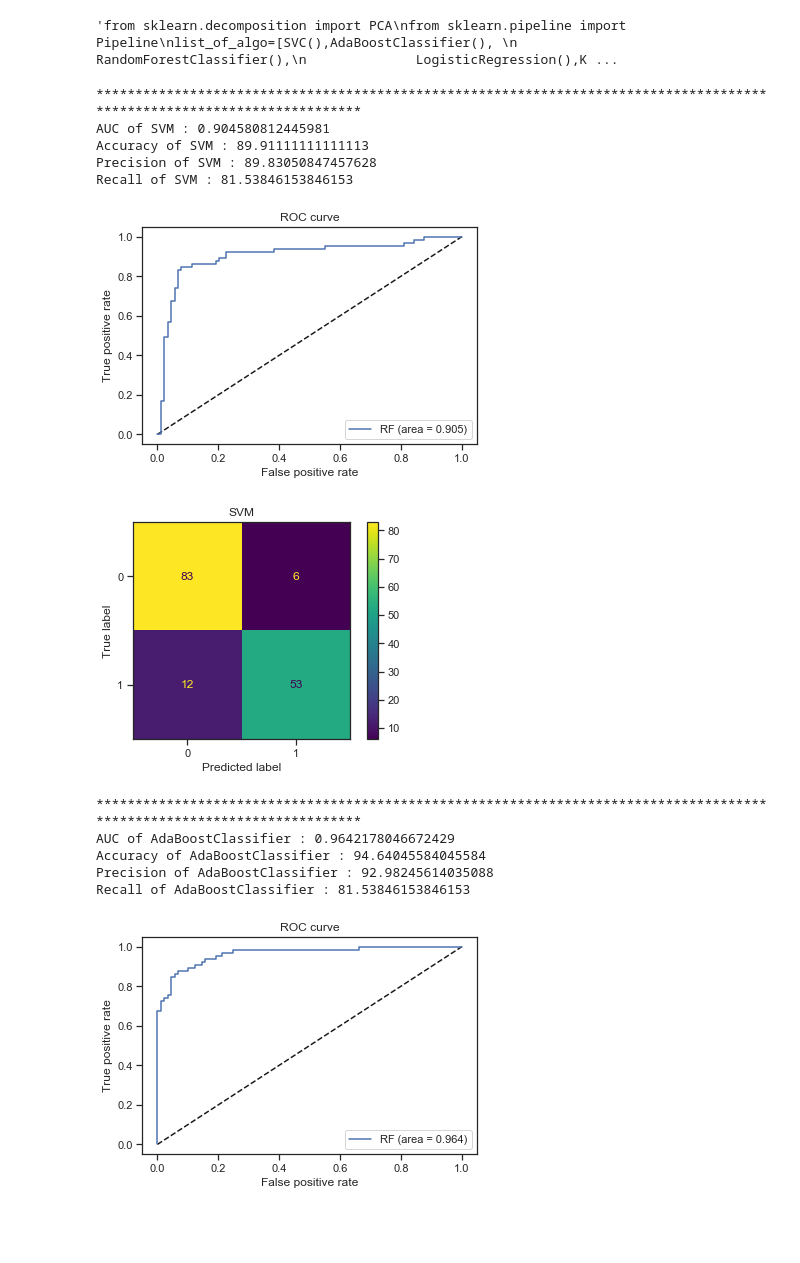
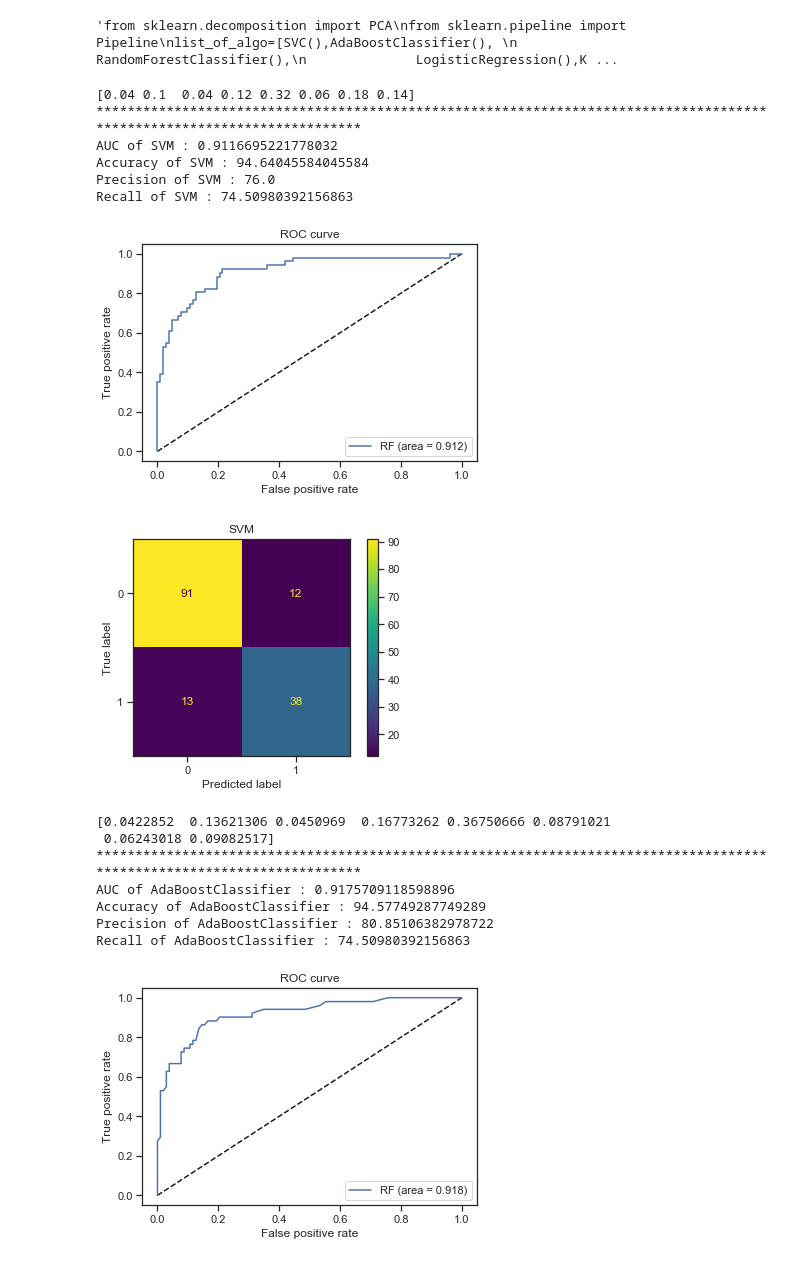
Before and after one commit to mayurraj876/Diabetes-Prediction, a Jupyter notebook: PROJECT.ipynb, the cells around one changed output. Drawn from its saved outputs; the diff is of its cells as text; code cells hidden in the pictures; blank space fills up the shorter version.

```diff
--- a/PROJECT.ipynb
+++ b/PROJECT.ipynb
@@ -210,41 +210,44 @@ for i,algorithm in enumerate(list_of_algo):
 # %% [output]
 'from sklearn.decomposition import PCA\nfrom sklearn.pipeline import Pipeline\nlist_of_algo=[SVC(),AdaBoostClassifier(), \n              RandomForestClassifier(),\n              LogisticRegression(),K ...
 # %%
-list_of_algo=[SVC(probability=True),AdaBoostClassifier(), RandomForestClassifier(),
-              LogisticRegression(),KNeighborsClassifier(),XGBClassifier(),GaussianNB()]
+list_of_algo=[AdaBoostClassifier(), RandomForestClassifier(),
+              XGBClassifier(),GaussianNB()]
 
 name_of_algo=["SVM","AdaBoostClassifier", "RandomForestClassifier",
               "LogisticRegression","KNeighborsClassifier","XGBClassifier","GaussianNB"]
 
 for i,algorithm in enumerate(list_of_algo):
     model=algorithm
     model.fit(X_train,y_train)
     y_pred=model.predict(X_test)
     model_score=cross_val_score(model,X,y,cv=10,scoring="roc_auc")
-
+    print(model.feature_importances_)
     y_pred_prob = model.predict_proba(X_test)[:, 1]
     fpr, tpr, thresholds = roc_curve(y_test, y_pred_prob)
     auc_model = auc(fpr, tpr)
     print("*"*120)
     print('AUC of {} : {} '.format(name_of_algo[i],(auc_model)))
     print('Accuracy of {} : {} '.format(name_of_algo[i],(model_score.mean()*100)))
     print('Precision of {} : {} '.format(name_of_algo[i],(precision_score(y_test,y_pred)*100)))
     print('Recall of {} : {} '.format(name_of_algo[i],(recall_score(y_test,y_pred)*100)))
     plot_auc(fpr,tpr,auc_model)
     plot_confusion_matrix(model, X_test, y_test,values_format="d")
     plt.title(name_of_algo[i])
     plt.show()
 # %% [output]
+[0.04 0.1  0.04 0.12 0.32 0.06 0.18 0.14]
 ************************************************************************************************************************
-AUC of SVM : 0.904580812445981
-Accuracy of SVM : 89.91111111111113
-Precision of SVM : 89.83050847457628
-Recall of SVM : 81.53846153846153
+AUC of SVM : 0.9116695221778032
+Accuracy of SVM : 94.64045584045584
+Precision of SVM : 76.0
+Recall of SVM : 74.50980392156863
-[figure, old version]
+[figure, new version]
-[figure, old version]
+[figure, new version]
+[0.0422852  0.13621306 0.0450969  0.16773262 0.36750666 0.08791021
+ 0.06243018 0.09082517]
 ************************************************************************************************************************
-AUC of AdaBoostClassifier : 0.9642178046672429
-Accuracy of AdaBoostClassifier : 94.64045584045584
-Precision of AdaBoostClassifier : 92.98245614035088
-Recall of AdaBoostClassifier : 81.53846153846153
+AUC of AdaBoostClassifier : 0.9175709118598896
+Accuracy of AdaBoostClassifier : 94.57749287749289
+Precision of AdaBoostClassifier : 80.85106382978722
+Recall of AdaBoostClassifier : 74.50980392156863
-[figure, old version]
+[figure, new version]
```
Also changed, not shown: parts of 6 cells of this notebook, 3 other files.
